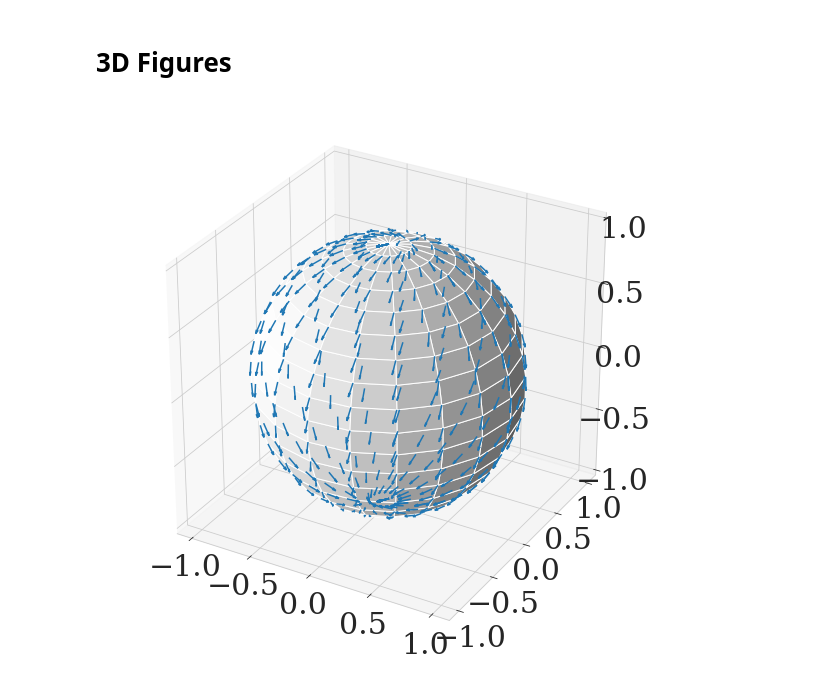
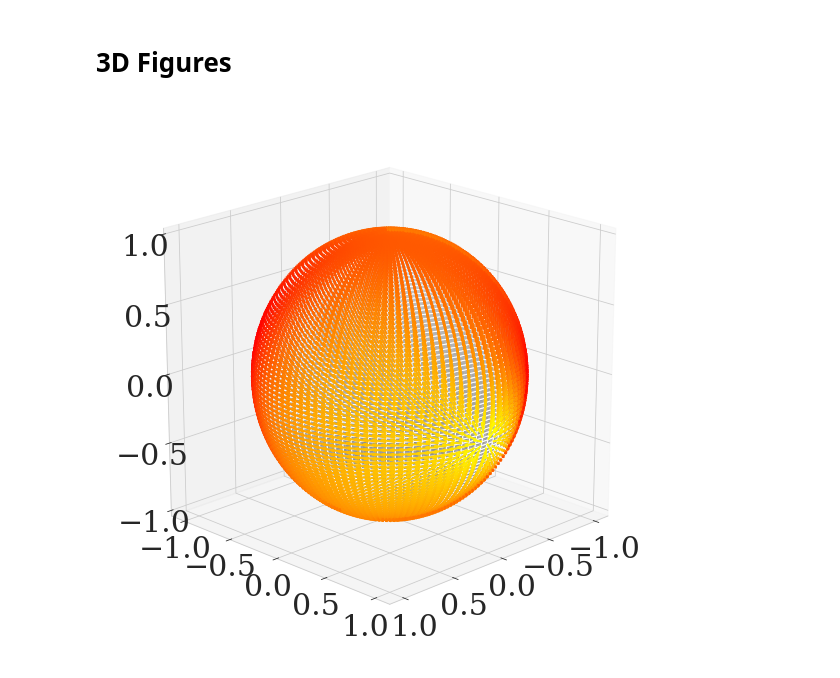
Before and after one commit to danielkunin/neural-mechanics, a Jupyter notebook: Neural Mechanics.ipynb, the cells around one changed output. Saved outputs shown, nothing was run; the diff lists cells and outputs as text; code cells hidden in the pictures.

Commit message:
3d plots

```diff
--- a/Neural Mechanics.ipynb
+++ b/Neural Mechanics.ipynb
@@ -270,21 +270,49 @@ def scale_3D(w1, w2, w3):
 # %%
 fig = plt.figure(figsize=(10,10))
 ax = fig.gca(projection='3d')
 
-theta = np.linspace(0, 2*np.pi, 20)
-phi = np.linspace(0, np.pi, 20)
+# spherical grid
+theta = np.linspace(0, 2*np.pi, 100)
+phi = np.linspace(0, np.pi, 100)
 r = 1
-# w1, w2, w3 = np.meshgrid(r * np.cos(theta) * np.sin(phi),
-#                          r * np.sin(theta) * np.sin(phi),
-#                          r * np.cos(phi))
+
+# cartesian grid
 w1 = r * np.outer(np.cos(theta), np.sin(phi))
 w2 = r * np.outer(np.sin(theta), np.sin(phi))
 w3 = r * np.outer(np.ones(np.size(theta)), np.cos(phi))
 
+# gradients
 dw1, dw2, dw3 = scale_3D(w1, w2, w3)
-ax.quiver(w1, w2, w3, dw1, dw2, dw3, length=0.1, normalize=True)
 
-ax.plot_surface(w1, w2, w3, rstride=1, cstride=1, color='w', shade=1)
+# surface plot
+ax.plot_surface(w1, w2, w3, rstride=1, cstride=1, color='w', shade=1, alpha=0.5)
+
+# set viewing angle
+azimuth, elev = 45, 20
+ax.view_init(elev, azimuth )
+
+# calculate the normal vector to the plane of vision
+a = azimuth*np.pi/180. - np.pi
+e = elev*np.pi/180. - np.pi/2.
+n = [ np.sin(e) * np.cos(a),np.sin(e) * np.sin(a),np.cos(e)]
+
+# condition where vectors are visable
+dot = n[0]*w1 + n[1]*w2 + n[2]*w3
+cond = (dot >= 0)
+
+# filter points by the above condition
+dw1_c, w1_c = dw1[cond], w1[cond]
+dw2_c, w2_c = dw2[cond], w2[cond]
+dw3_c, w3_c = dw3[cond], w3[cond]
+
+# color map
+c = np.sqrt(dw1_c**2 + dw2_c**2 + dw3_c**2).flatten()
+c = (c.ravel() - c.min()) / c.ptp()
+c = np.concatenate((c, np.repeat(c, 2)))
+
+# quiver plot
+q = ax.quiver(w1_c, w2_c, w3_c, dw1_c, dw2_c, dw3_c, length=0.1, normalize=True, lw=2, colors=plt.cm.autumn_r(c))
+
 plt.show()
 # %% [output]
-[figure, old version]
+[figure, new version]
```
